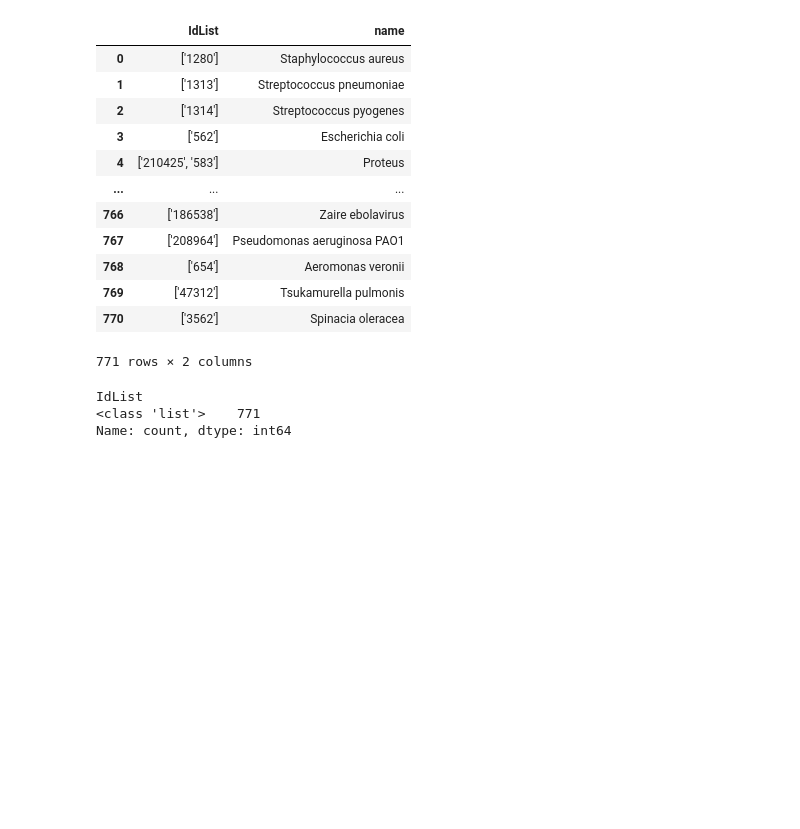
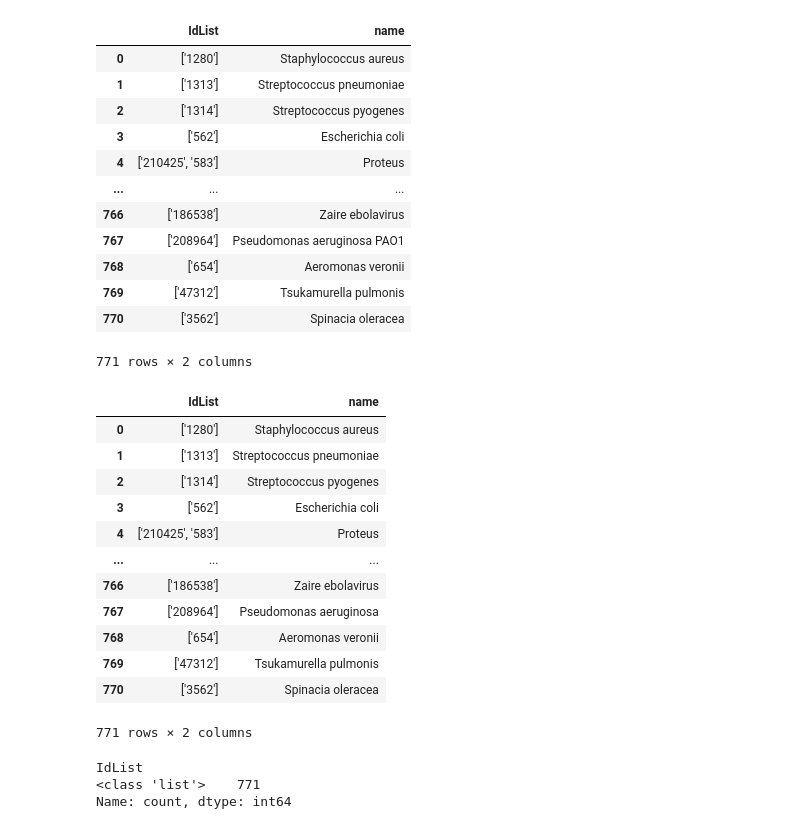
Before and after one commit to Igor-source/Made_code, a Jupyter notebook: Taxonomy.ipynb, the cells around one changed output. Drawn from its saved outputs; the diff is of its cells as text; code cells hidden in the pictures; blank space fills up the shorter version.

```diff
--- a/Taxonomy.ipynb
+++ b/Taxonomy.ipynb
@@ -125,6 +148,31 @@ dfr
 | 769 | ['47312'] | Tsukamurella pulmonis |
 | 770 | ['3562'] | Spinacia oleracea |
 771 rows × 2 columns
+# %%
+# Функция для удаления всего после второго слова
+def clean_bacteria_name(name):
+    # Разделяем строку по пробелам и берем только первые два слова
+    return ' '.join(name.split()[:2])
+
+# Применяем функцию к столбцу с названиями бактерий
+dfr['name'] = dfr['name'].apply(clean_bacteria_name)
+
+# Выводим результат
+dfr
+# %% [output]
+|  | IdList | name |
+| 0 | ['1280'] | Staphylococcus aureus |
+| 1 | ['1313'] | Streptococcus pneumoniae |
+| 2 | ['1314'] | Streptococcus pyogenes |
+| 3 | ['562'] | Escherichia coli |
+| 4 | ['210425', '583'] | Proteus |
+| ... | ... | ... |
+| 766 | ['186538'] | Zaire ebolavirus |
+| 767 | ['208964'] | Pseudomonas aeruginosa |
+| 768 | ['654'] | Aeromonas veronii |
+| 769 | ['47312'] | Tsukamurella pulmonis |
+| 770 | ['3562'] | Spinacia oleracea |
+771 rows × 2 columns
 # %%
 import ast
 # %%
```
Also changed, not shown: parts of 11 cells of this notebook.
